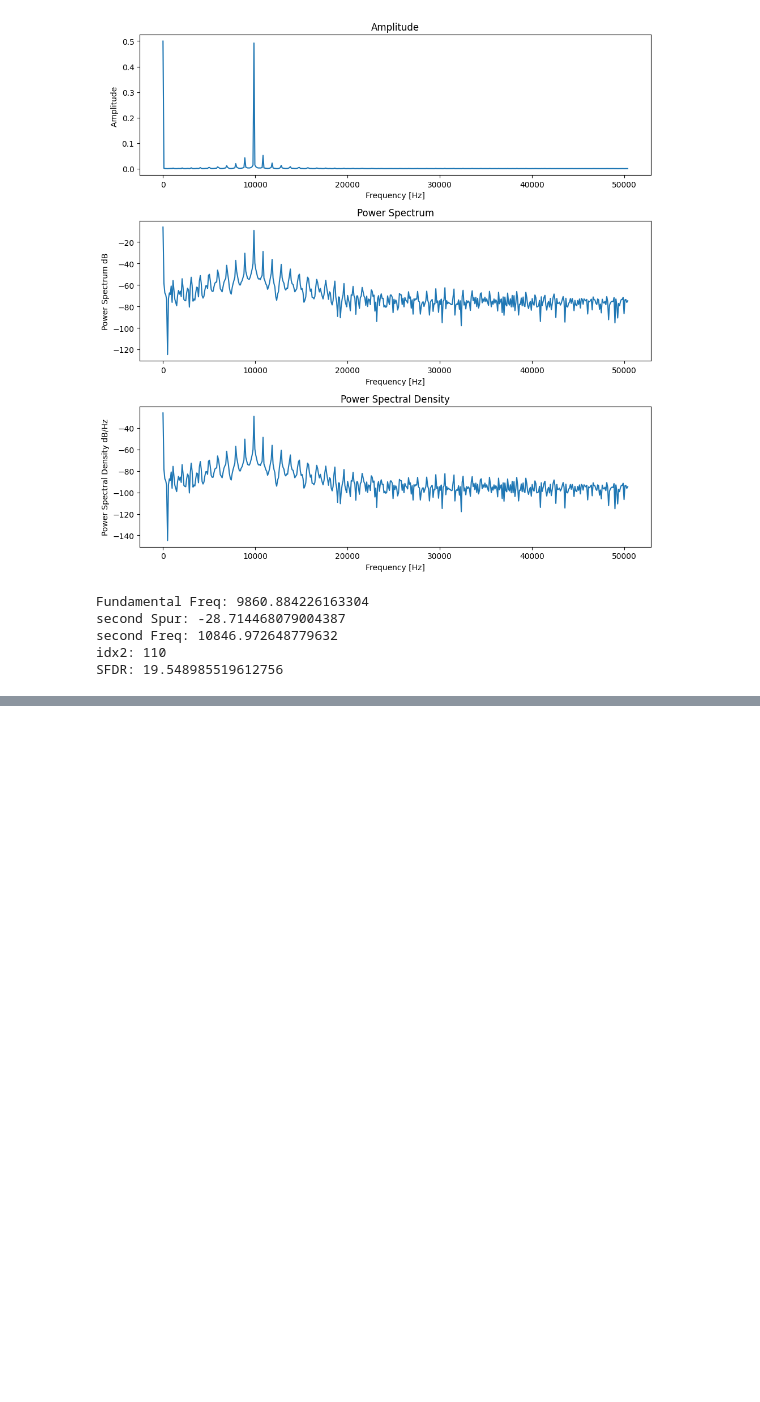
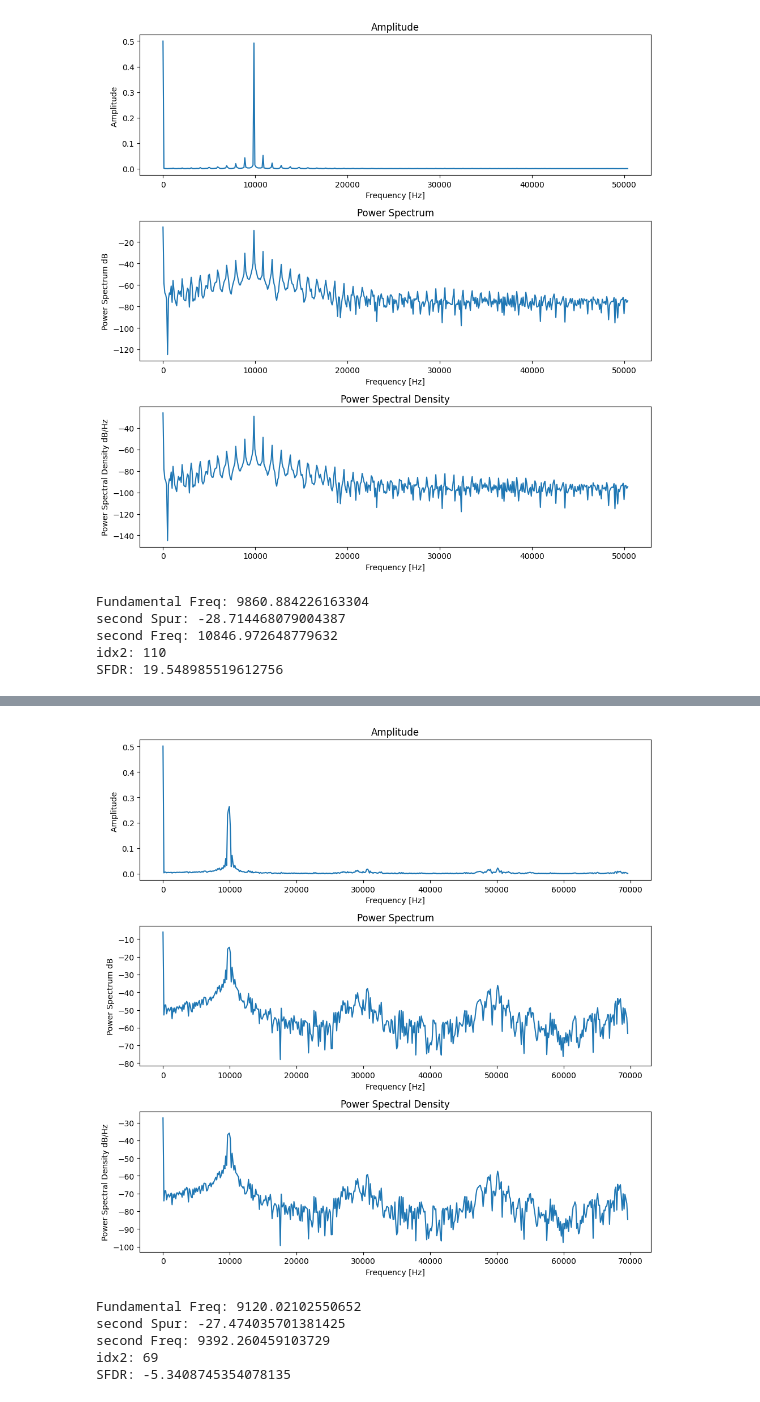
Before and after one commit to yohanesstef/10-bit-DAC, a Jupyter notebook: simulations/spectral.ipynb, the cells around one changed output, grey strips where cells are left out. Drawn from its saved outputs; the diff is of its cells as text; code cells hidden in the pictures; blank space fills up the shorter version.

```diff
--- a/simulations/spectral.ipynb
+++ b/simulations/spectral.ipynb
@@ -107,0 +118,11 @@ SFDR: 19.548985519612756
+# %%
+
+fft_freq, fft_amplitude, fft_power, fft_psd =  process_fft(time,transmittance,True)
+SFDR = find_dynamic_properties(9e3,fft_freq,fft_power)
+# %% [output]
+[figure, added]
+Fundamental Freq: 9120.02102550652
+second Spur: -27.474035701381425
+second Freq: 9392.260459103729
+idx2: 69
+SFDR: -5.3408745354078135
```
Also changed, not shown: parts of 7 cells of this notebook, 37 other files.
